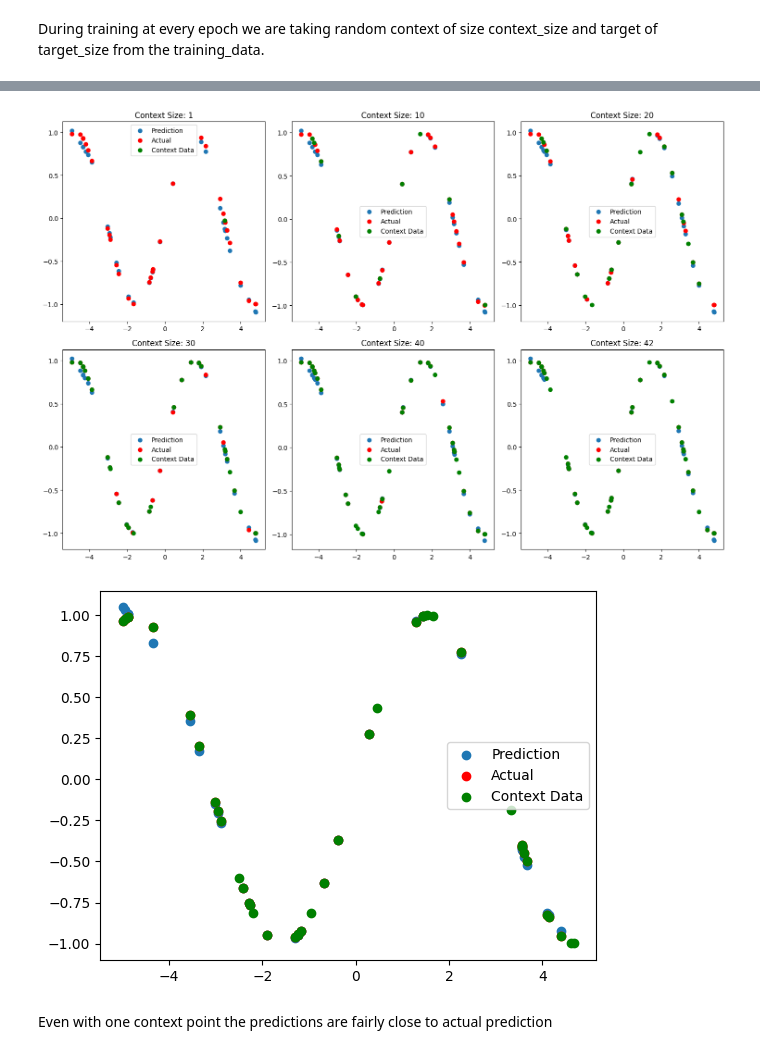
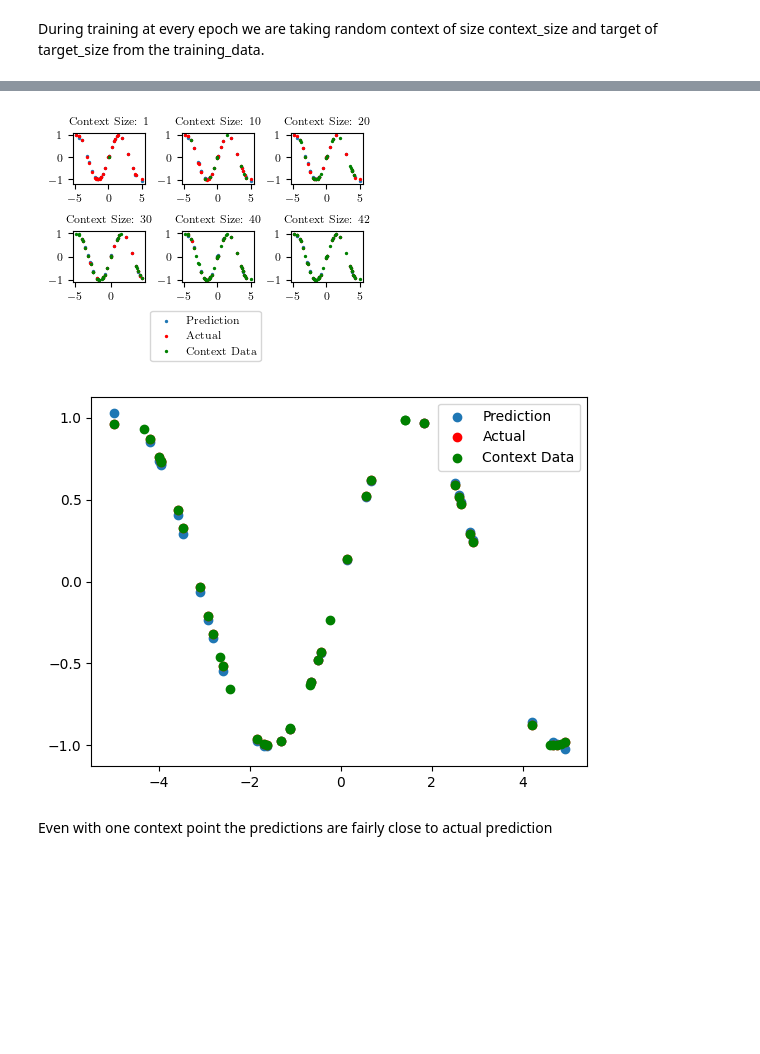
Before and after one commit to chirag-25/CNP, a Jupyter notebook: 1d_regression.ipynb, the cells around one changed output, grey strips where cells are left out. Cells and saved outputs as stored; diff of their text form; code cells hidden in the pictures; blank space fills up the shorter version.

Commit message:
plots added makemoons, 1d regression and HBNN

```diff
--- a/1d_regression.ipynb
+++ b/1d_regression.ipynb
@@ -153,44 +236,54 @@ def testing(model, num_samples=42, num_test=32, context_sizes=[1, 10, 20, 30, 40
     test_data = generate_data(num_samples, phase_shift, frequency, func, amplitude)
 
     # Create a 2x3 grid of subplots
-    fig, axes = plt.subplots(2, 3, figsize=(15, 10))
+    fig, axes = plt.subplots(2, 3)
     axes = axes.flatten()
 
     for i, num_contexts in enumerate(context_sizes):
         # Few-shot context example
         context = np.random.choice(num_samples, num_contexts, replace=False)
         # Predicting on the target
         target = np.random.choice(num_samples, num_test, replace=False)
 
         target_x = test_data[0][target]
         target_y = test_data[1][target]
         context_x = test_data[0][context]
         context_y = test_data[1][context]
 
         context_x = torch.tensor(context_x, dtype=torch.float32).view(-1, 1)
         context_y = torch.tensor(context_y, dtype=torch.float32).view(-1, 1)
         target_x = torch.tensor(target_x, dtype=torch.float32).view(-1, 1)
         target_y = torch.tensor(target_y, dtype=torch.float32).view(-1, 1)
         predictions = model(context_x, context_y, target_x)
 
+
         # Plot in the current subplot
         ax = axes[i]
-        ax.scatter(target_x, predictions.detach().numpy(), label='Prediction')
-        ax.scatter(target_x, target_y, label="Actual", color='r')
-        ax.scatter(context_x, context_y, label="Context Data", color='g')
+        # ax.scatter(target_x, predictions.detach().numpy(), label='Prediction')
+        # ax.scatter(target_x, target_y, label="Actual", color='r')
+        # ax.scatter(context_x, context_y, label="Context Data", color='g')
+        # ax.set_title(f'Context Size: {num_contexts}')
+        # ax.tick_params(axis='both', which='both')
+        ax.scatter(target_x, predictions.detach().numpy(), label='Prediction', s = 2)
+        ax.scatter(target_x, target_y, label="Actual", color='r', s= 2)
+        ax.scatter(context_x, context_y, label="Context Data", color='g', s= 2)
         ax.set_title(f'Context Size: {num_contexts}')
-        ax.legend()
+        # ax.tick_params(axis='both', labelsize = 5)
+        # ax.legend()
 
     # Add any additional plots or visualizations if needed
 
     # Adjust spacing
+    fig.legend(loc='upper center', labels=['Prediction', 'Actual', 'Context Data'], bbox_to_anchor=(0.5, 0.04))
     plt.tight_layout()
+    # plt.subplots_adjust(wspace=0.30, hspace=0.45)
+    plt.savefig("plots/sine_prediction.pdf", format="pdf", bbox_inches="tight")
     plt.show()
 
 # Example usage with the desired context sizes
 testing(model, num_test=32)
 # %% [output]
-[figure, old version]
+[figure, new version]
 # %%
 
 def testing(model, num_samples = 42, num_contexts = 10, num_test = 32, phase_shift = 0, frequency = 1, func = np.sin, amplitude = 1):
@@ -225,7 +318,7 @@ testing(model, num_contexts=42, num_test=32)
 
 # widgets.interact(testing, model = widgets.fixed(model), num_samples = (30, 100, 1), num_contexts = (1, 100, 1), num_test = (1, 100, 1), phase_shift = (0, 10, 0.1), frequency = (0, 10, 0.1), func = [np.sin, np.cos], amplitude = (0, 10, 0.1))
 # %% [output]
-[figure, old version]
+[figure, new version]
 # %% [markdown]
 Even with one context point the predictions are fairly close to actual prediction
 # %% [markdown]
```
Also changed, not shown: parts of 20 cells of this notebook, 20 other files.
